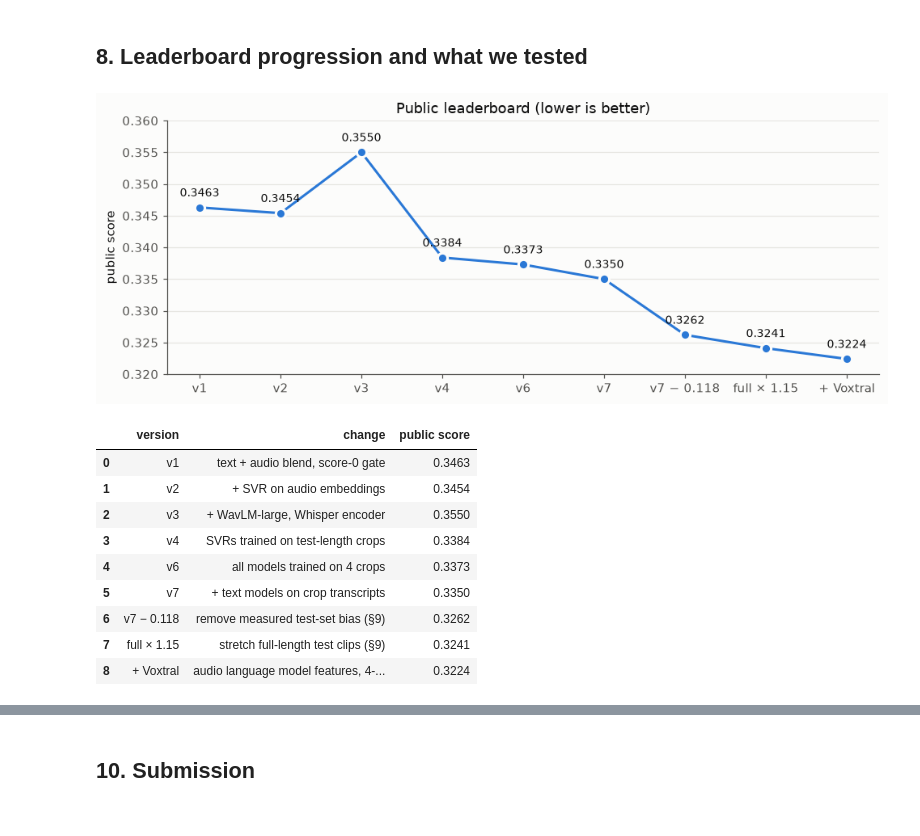
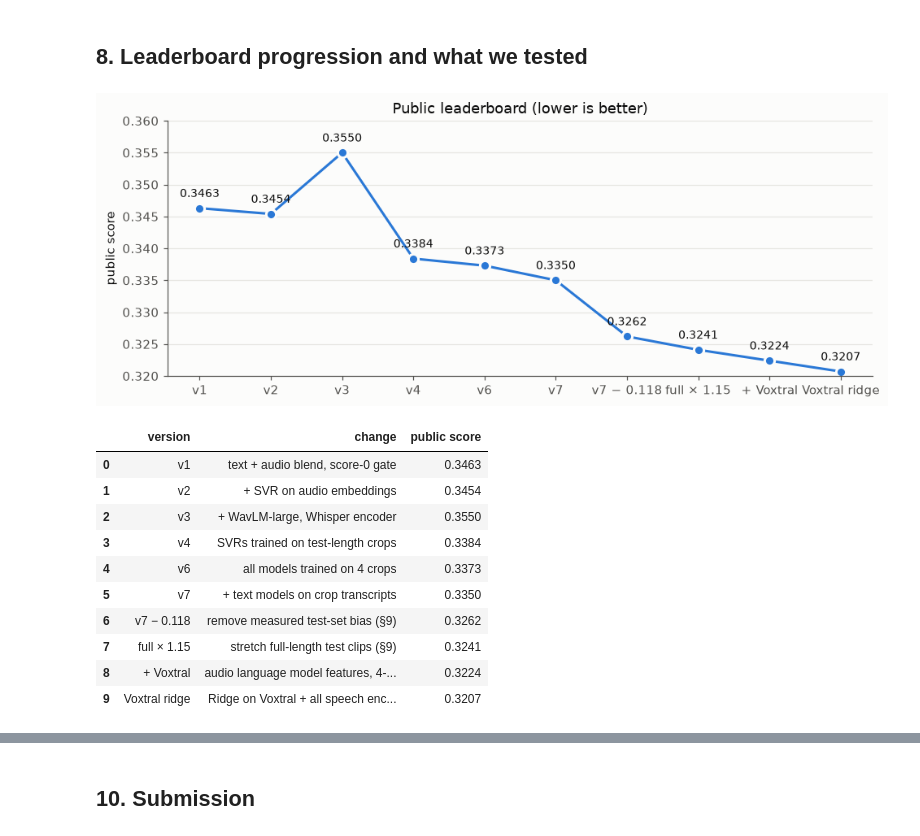
Before and after one commit to Techy-A/shl-grammar-scoring, a Jupyter notebook: notebook/shl_grammar_scoring.ipynb, the cells around one changed output, grey strips where cells are left out. Cells and saved outputs as stored; diff of their text form; code cells hidden in the pictures.

Commit message:
One Ridge on Voxtral + all audio encoders, 3-model blend (public 0.3207); notebook verified on Kaggle

```diff
--- a/notebook/shl_grammar_scoring.ipynb
+++ b/notebook/shl_grammar_scoring.ipynb
@@ -345,26 +345,27 @@ plt.tight_layout(); plt.show()
 # %%
 lb = pd.DataFrame([
     ("v1", "text + audio blend, score-0 gate", 0.3463),
     ("v2", "+ SVR on audio embeddings", 0.3454),
     ("v3", "+ WavLM-large, Whisper encoder", 0.3550),
     ("v4", "SVRs trained on test-length crops", 0.3384),
     ("v6", "all models trained on 4 crops", 0.3373),
     ("v7", "+ text models on crop transcripts", 0.3350),
     ("v7 − 0.118", "remove measured test-set bias (§9)", 0.3262),
     ("full × 1.15", "stretch full-length test clips (§9)", 0.3241),
     ("+ Voxtral", "audio language model features, 4-model blend", 0.3224),
+    ("Voxtral ridge", "Ridge on Voxtral + all speech encoders, 3 models", 0.3207),
 ], columns=["version", "change", "public score"])
 
 fig, ax = plt.subplots(figsize=(9, 3.6))
 ax.plot(lb.version, lb["public score"], color=BLUE, lw=2, marker="o", ms=8, markeredgecolor=SURFACE, markeredgewidth=2)
 for x, v in zip(lb.version, lb["public score"]):
     ax.annotate(f"{v:.4f}", (x, v), textcoords="offset points", xytext=(0, 9), ha="center", fontsize=9, color=INK)
 ax.set(title="Public leaderboard (lower is better)", ylabel="public score", ylim=(0.32, 0.36))
 ax.grid(axis="x", visible=False)
 plt.tight_layout(); plt.show()
 lb
 # %% [output]
-[figure, old version]
+[figure, new version]
 |  | version | change | public score |
 | 0 | v1 | text + audio blend, score-0 gate | 0.3463 |
 | 1 | v2 | + SVR on audio embeddings | 0.3454 |
@@ -375,6 +376,7 @@ lb
 | 6 | v7 − 0.118 | remove measured test-set bias (§9) | 0.3262 |
 | 7 | full × 1.15 | stretch full-length test clips (§9) | 0.3241 |
 | 8 | + Voxtral | audio language model features, 4-... | 0.3224 |
+| 9 | Voxtral ridge | Ridge on Voxtral + all speech enc... | 0.3207 |
 # %% [markdown]
 **What we tested and learned**
 
```
Also changed, not shown: parts of 9 cells of this notebook, 5 other files.
